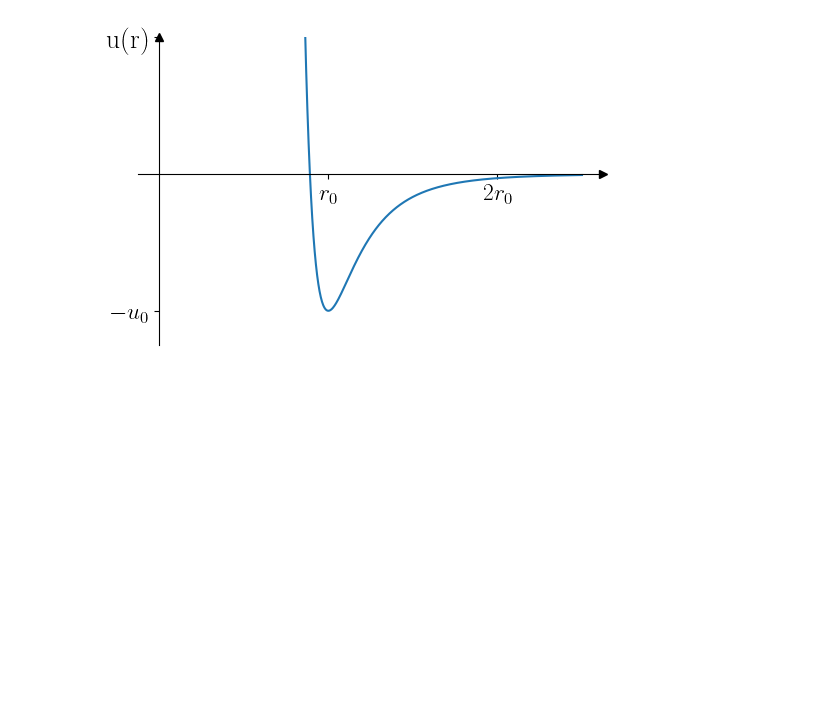
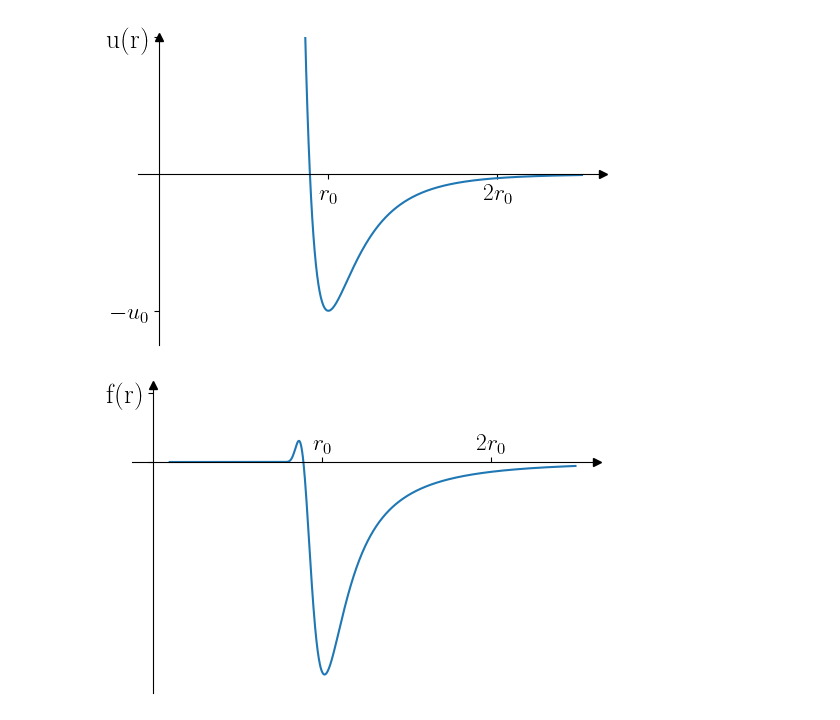
Before and after one commit to metallicpeat/computational-physics, a Jupyter notebook: statistical-mechanics/Final.ipynb, the cells around one changed output. Saved outputs shown, nothing was run; the diff lists cells and outputs as text; code cells hidden in the pictures; blank space fills up the shorter version.

```diff
--- a/statistical-mechanics/Final.ipynb
+++ b/statistical-mechanics/Final.ipynb
@@ -10,8 +10,9 @@ import matplotlib.pyplot as plt
 #u0 = 0.0105 #eV
 #r0 = 3.86 #Angstroms
 #k = 8.617*10**-5 #Joules / Kelvin
-u0=1
-r0=1
+k = 1
+u0=4
+r0=3
 # %%
 def LJ(r):
         value = u0 * (((r0/r)**12)-(2*((r0/r)**6)))
@@ -61,3 +66,36 @@ plt.yticks((1,-u0),[r"u(r)",r"$-u_0$"])
 plt.show()
 # %% [output]
 [figure]
+# %%
+r0=10
+r = np.linspace(0.1*r0,2.5*r0,1000)
+integrand =(r**2) *LJ(r)*np.exp(-LJ(r))
+#plt.yscale('log')
+#plt.style.use('science')
+plt.style.use('default')
+plt.figure(figsize=(6,4))
+plt.plot(r,integrand)
+plt.ylim(-300*u0,100*u0)
+plt.rcParams.update({
+    "text.usetex": True,
+    "font.family": "serif",
+    "font.size": 17
+})
+ax = plt.gca()
+ax.spines[['left','bottom']].set_position(('data',0))
+ax.spines[['top','right']].set_visible(False)
+ax.plot(1,0,">k",transform=ax.get_yaxis_transform(),clip_on=False)
+ax.plot(0,1,"^k",transform=ax.get_xaxis_transform(),clip_on=False)
+
+#plt.xlabel("hello")
+ax.get_yticklabels()[0].set_fontsize(20)
+ax.get_yticklabels()[0].set_fontstyle('italic')
+plt.xticks((1*r0,2*r0),[r"$r_0$",r"$2r_0$",])
+plt.yticks((90*u0,0),[r"f(r)",""])
+ax.tick_params(axis='x',direction='in',bottom=True,top=False,pad=-20)
+
+#plt.tick_params(top=False,right=False)
+
+plt.show()
+# %% [output]
+[figure, added]
```
Also changed, not shown: parts of 4 cells of this notebook.
